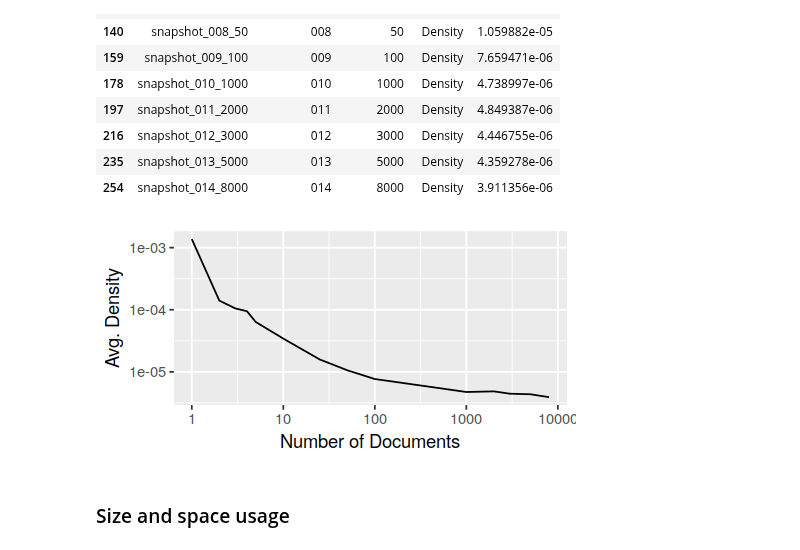
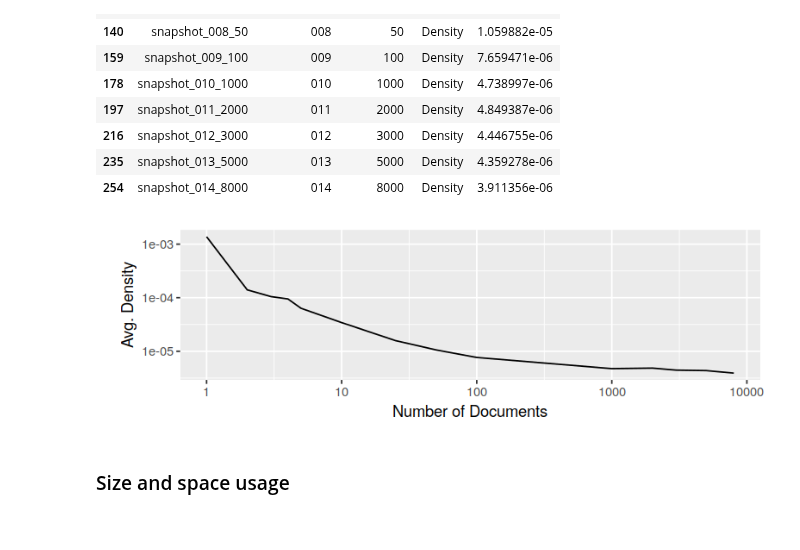
Before and after one commit to feup-infolab/army-ant, a Jupyter notebook: notebooks/hypergraph_of_entity/hypergraph_of_entity.ipynb, the cells around one changed output. Saved outputs shown, nothing was run; the diff lists cells and outputs as text; code cells hidden in the pictures.

```diff
--- a/notebooks/hypergraph_of_entity/hypergraph_of_entity.ipynb
+++ b/notebooks/hypergraph_of_entity/hypergraph_of_entity.ipynb
@@ -693,11 +693,11 @@ A data.frame: 14 × 5
 | 235 | snapshot_013_5000 | 013 | 5000 | Density | 4.359278e-06 |
 | 254 | snapshot_014_8000 | 014 | 8000 | Density | 3.911356e-06 |
 # %%
-plot_statistics_over_time(snapshot_density, "Avg. Density", log_scale = TRUE)
+plot_statistics_over_time(snapshot_density, "\nAvg. Density", log_scale = TRUE)
 ggsave(filename = "output/snapshot_avg_density.png", width = 4, height = 2, dpi = 300)
-ggsave(filename = "output/10-snapshot_avg_density.png", width = 8, height = 4, dpi = 300)
+ggsave(filename = "output/10-snapshot_avg_density.png", width = 5, height = 2, dpi = 300)
 # %% [output]
-[figure, old version]
+[figure, new version]
 # %% [markdown]
 ### Size and space usage
 # %% [markdown]
```
Also changed, not shown: parts of 8 cells of this notebook.
